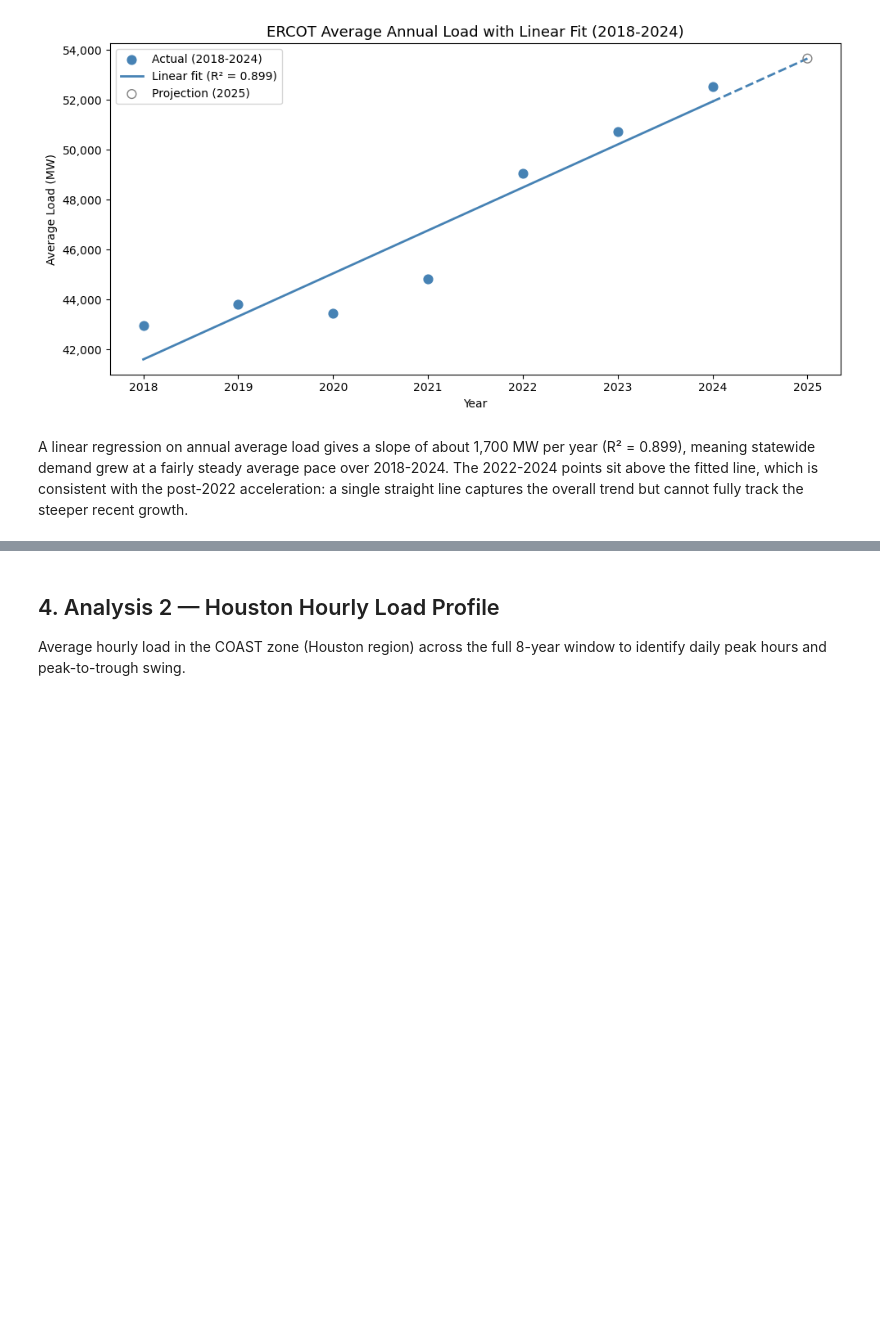
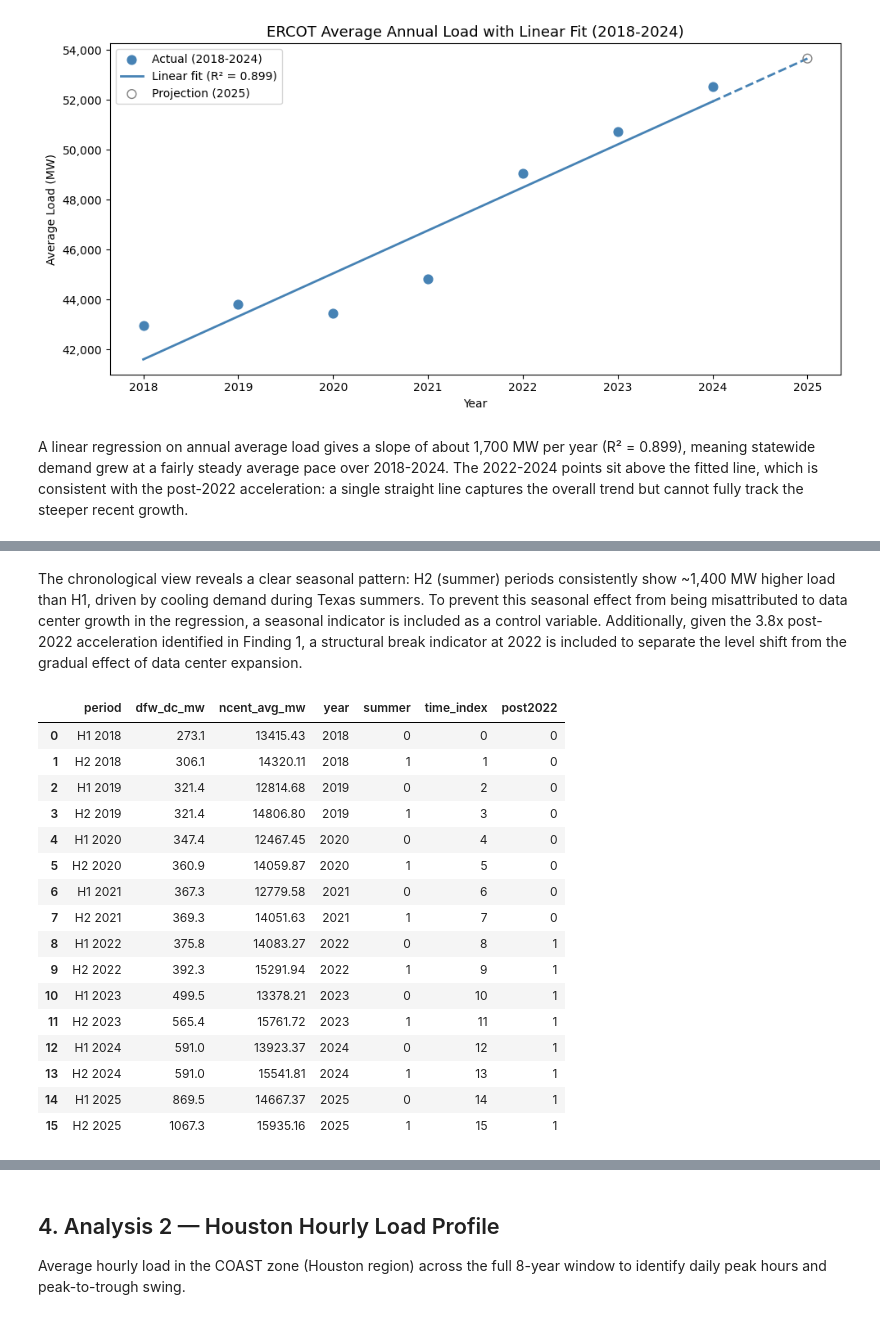
Before and after one commit to ZHLuo-Dev/ercot-texas-power-grid-analysis, a Jupyter notebook: ercot_power_grid_analysis.ipynb, the cells around one changed output, grey strips where cells are left out. Cells and saved outputs as stored; diff of their text form; code cells hidden in the pictures; blank space fills up the shorter version.

```diff
--- a/ercot_power_grid_analysis.ipynb
+++ b/ercot_power_grid_analysis.ipynb
@@ -198,0 +225,18 @@ A linear regression on annual average load gives a slope of about 1,700 MW per y
+# %%
+DC_DIR = os.path.join(DATA_DIR, "datacenter")
+
+df_2025 = pd.read_excel(os.path.join(DC_DIR, "Native_Load_2025.xlsx"))
+df_2025.columns = df_2025.columns.str.strip().str.replace(" ", "")
+
+raw = df_2025['HourEnding'].astype(str)
+ending_hour = raw.str.extract(r'(\d{1,2}):\d{2}')[0].astype(float)
+df_2025['hour'] = (ending_hour - 1).astype(int)
+raw_fixed = raw.str.replace(' 24:00', ' 00:00', regex=False)
+raw_fixed = raw_fixed.str.replace('24:00:00', '00:00:00', regex=False)
+df_2025['HourEnding'] = pd.to_datetime(raw_fixed, errors='coerce')
+df_2025 = df_2025.dropna(subset=['HourEnding'])
+df_2025['year'] = df_2025['HourEnding'].dt.year
+df_2025['month'] = df_2025['HourEnding'].dt.month
+
+df_ext = pd.concat([df_all, df_2025], ignore_index=True)
+df_ext.shape
@@ -198,0 +245,3 @@ A linear regression on annual average load gives a slope of about 1,700 MW per y
+# %%
+dfw_dc = pd.read_csv(os.path.join(DC_DIR, "dfw_datacenter_inventory.csv"))
+dfw_dc
@@ -198,0 +266,3 @@ A linear regression on annual average load gives a slope of about 1,700 MW per y
+# %%
+df_ext['half'] = df_ext['month'].apply(lambda m: 'H1' if m <= 6 else 'H2')
+df_ext['period'] = df_ext['half'] + ' ' + df_ext['year'].astype(str)
@@ -198,0 +292,33 @@ A linear regression on annual average load gives a slope of about 1,700 MW per y
+# %% [markdown]
+The chronological view reveals a clear seasonal pattern: H2 (summer) periods
+consistently show ~1,400 MW higher load than H1, driven by cooling demand during
+Texas summers. To prevent this seasonal effect from being misattributed to data
+center growth in the regression, a seasonal indicator is included as a control
+variable. Additionally, given the 3.8x post-2022 acceleration identified in
+Finding 1, a structural break indicator at 2022 is included to separate the
+level shift from the gradual effect of data center expansion.
+# %%
+reg_data = dfw_dc.merge(ncent_semi, on='period')
+reg_data['year'] = reg_data['period'].str.extract(r'(\d{4})').astype(int)
+reg_data['summer'] = reg_data['period'].str.startswith('H2').astype(int)
+reg_data['time_index'] = range(len(reg_data))
+reg_data['post2022'] = (reg_data['year'] >= 2022).astype(int)
+reg_data
+# %% [output]
+|  | period | dfw_dc_mw | ncent_avg_mw | year | summer | time_index | post2022 |
+| 0 | H1 2018 | 273.1 | 13415.43 | 2018 | 0 | 0 | 0 |
+| 1 | H2 2018 | 306.1 | 14320.11 | 2018 | 1 | 1 | 0 |
+| 2 | H1 2019 | 321.4 | 12814.68 | 2019 | 0 | 2 | 0 |
+| 3 | H2 2019 | 321.4 | 14806.80 | 2019 | 1 | 3 | 0 |
+| 4 | H1 2020 | 347.4 | 12467.45 | 2020 | 0 | 4 | 0 |
+| 5 | H2 2020 | 360.9 | 14059.87 | 2020 | 1 | 5 | 0 |
+| 6 | H1 2021 | 367.3 | 12779.58 | 2021 | 0 | 6 | 0 |
+| 7 | H2 2021 | 369.3 | 14051.63 | 2021 | 1 | 7 | 0 |
+| 8 | H1 2022 | 375.8 | 14083.27 | 2022 | 0 | 8 | 1 |
+| 9 | H2 2022 | 392.3 | 15291.94 | 2022 | 1 | 9 | 1 |
+| 10 | H1 2023 | 499.5 | 13378.21 | 2023 | 0 | 10 | 1 |
+| 11 | H2 2023 | 565.4 | 15761.72 | 2023 | 1 | 11 | 1 |
+| 12 | H1 2024 | 591.0 | 13923.37 | 2024 | 0 | 12 | 1 |
+| 13 | H2 2024 | 591.0 | 15541.81 | 2024 | 1 | 13 | 1 |
+| 14 | H1 2025 | 869.5 | 14667.37 | 2025 | 0 | 14 | 1 |
+| 15 | H2 2025 | 1067.3 | 15935.16 | 2025 | 1 | 15 | 1 |
```
Also changed, not shown: parts of 16 cells of this notebook, 5 other files.
